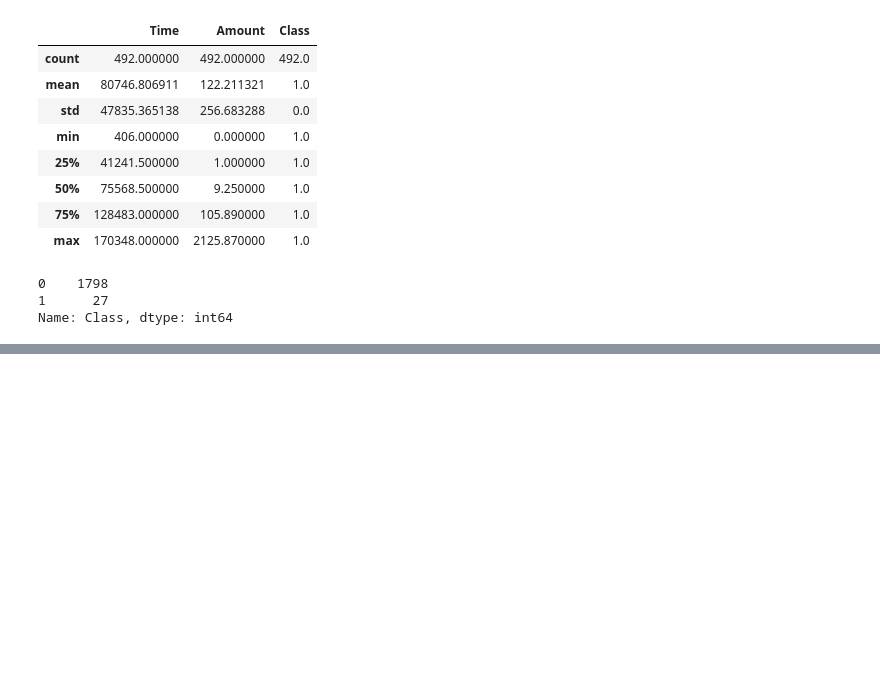
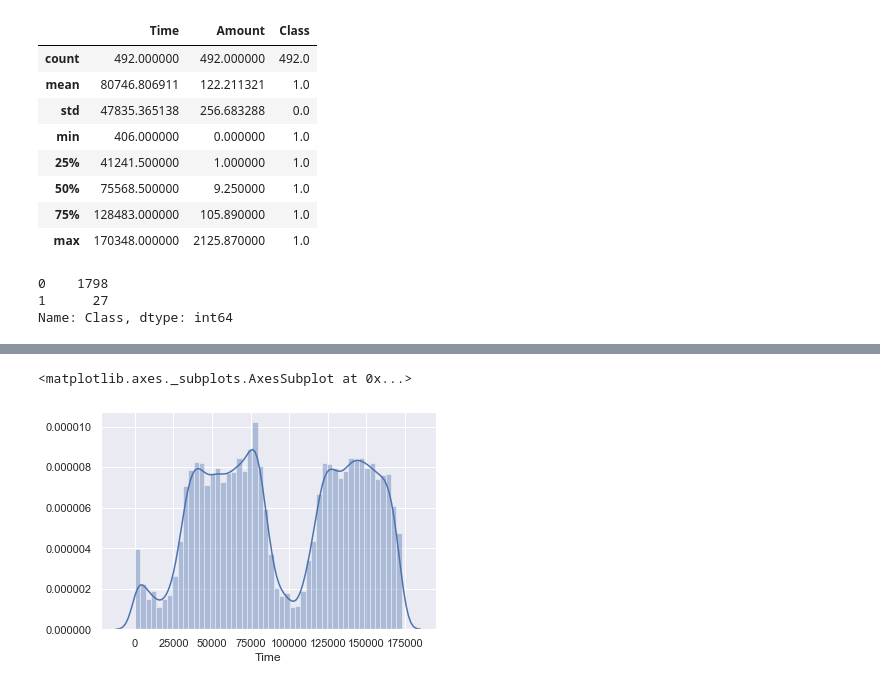
Before and after one commit to yrahan/credit-card-fraud-detection, a Jupyter notebook: 1- EDA.ipynb, the cells around one changed output, grey strips where cells are left out. Cells and saved outputs as stored; diff of their text form; code cells hidden in the pictures; blank space fills up the shorter version.

```diff
--- a/1- EDA.ipynb
+++ b/1- EDA.ipynb
@@ -122,0 +130,5 @@ Name: Class, dtype: int64
+# %%
+sns.distplot(transactions.Time)
+# %% [output]
+<matplotlib.axes._subplots.AxesSubplot at 0x...>
+[figure, added]
```
Also changed, not shown: parts of 3 cells of this notebook.
